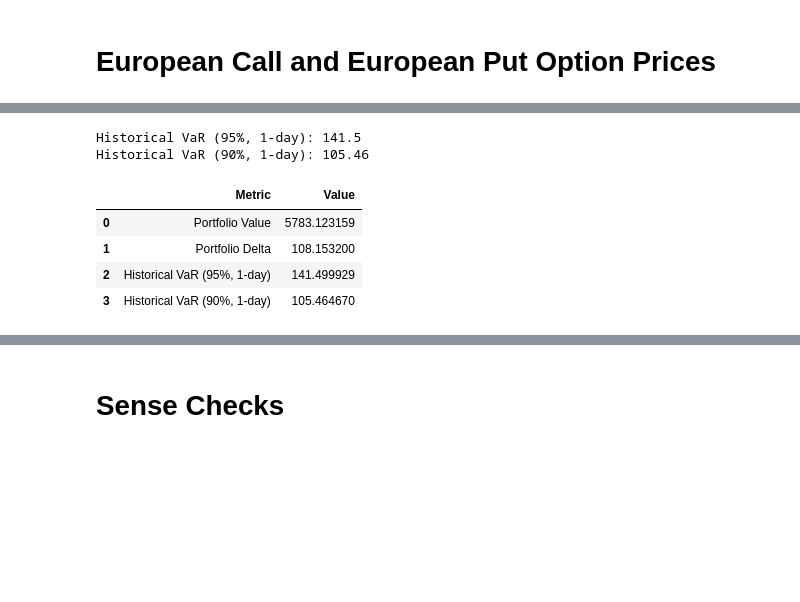
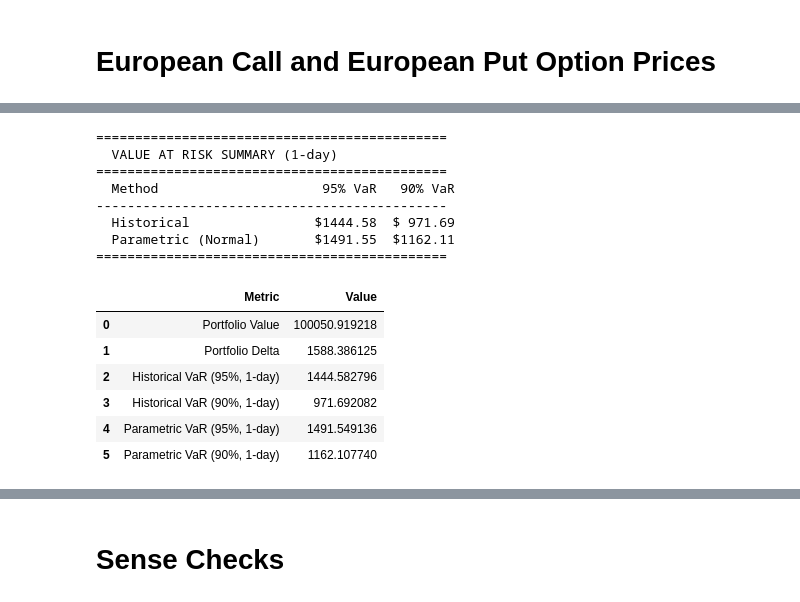
Before and after one commit to alicepini981-sudo/T4-Group-4-FINM3422-A3, a Jupyter notebook: notebooks/trading_desk_analysis.ipynb, the cells around one changed output, grey strips where cells are left out. Cells and saved outputs as stored; diff of their text form; code cells hidden in the pictures; blank space fills up the shorter version.

Commit message:
Created a portfolio of 4 stocks

```diff
--- a/notebooks/trading_desk_analysis.ipynb
+++ b/notebooks/trading_desk_analysis.ipynb
@@ -437,35 +486,67 @@ Portfolio Delta: 108.1532
 # %%
-# ── 8. Compute historical VaR using real BHP returns ──
-hist_var_95 = portfolio.historical_var(bhp_returns, alpha=0.95, horizon_days=1)
-hist_var_90 = portfolio.historical_var(bhp_returns, alpha=0.90, horizon_days=1)
+# — 8. Compute historical and parametric VaR using combined portfolio returns ——
 
-print("Historical VaR (95%, 1-day):", round(hist_var_95, 2))
-print("Historical VaR (90%, 1-day):", round(hist_var_90, 2))
+# Build a weighted return series across all equities
+portfolio_returns = sum(
+    quantities[name] * equity_params[name]["S0"] * all_data[name]["Close"].pct_change().dropna().reindex(
+        all_data["BHP"]["Close"].pct_change().dropna().index, fill_value=0
+    )
+    for name in instruments
+) / portfolio_value
+
+# Historical VaR
+hist_var_95 = portfolio.historical_var(portfolio_returns, alpha=0.95, horizon_days=1)
+hist_var_90 = portfolio.historical_var(portfolio_returns, alpha=0.90, horizon_days=1)
+
+# Parametric VaR — use portfolio return std as sigma_portfolio
+sigma_portfolio = portfolio_returns.std()
+param_var_95 = portfolio.parametric_var(sigma_portfolio, alpha=0.95, horizon_days=1)
+param_var_90 = portfolio.parametric_var(sigma_portfolio, alpha=0.90, horizon_days=1)
+
+print("=" * 45)
+print("  VALUE AT RISK SUMMARY (1-day)")
+print("=" * 45)
+print(f"  {'Method':<25} {'95% VaR':>8}  {'90% VaR':>8}")
+print("-" * 45)
+print(f"  {'Historical':<25} ${hist_var_95:>7.2f}  ${hist_var_90:>7.2f}")
+print(f"  {'Parametric (Normal)':<25} ${param_var_95:>7.2f}  ${param_var_90:>7.2f}")
+print("=" * 45)
 # %% [output]
-Historical VaR (95%, 1-day): 141.5
-Historical VaR (90%, 1-day): 105.46
+=============================================
+  VALUE AT RISK SUMMARY (1-day)
+=============================================
+  Method                     95% VaR   90% VaR
+---------------------------------------------
+  Historical                $1444.58  $ 971.69
+  Parametric (Normal)       $1491.55  $1162.11
+=============================================
 # %%
-# ── 9. Portfolio risk summary ─────────────────────────
+# — 9. Portfolio risk summary ————————————————
 risk_summary = pd.DataFrame({
     "Metric": [
         "Portfolio Value",
         "Portfolio Delta",
         "Historical VaR (95%, 1-day)",
-        "Historical VaR (90%, 1-day)"
+        "Historical VaR (90%, 1-day)",
+        "Parametric VaR (95%, 1-day)",
+        "Parametric VaR (90%, 1-day)",
     ],
     "Value": [
         portfolio_value,
         portfolio_delta,
         hist_var_95,
-        hist_var_90
+        hist_var_90,
+        param_var_95,
+        param_var_90,
     ]
 })
-
 risk_summary
 # %% [output]
 |  | Metric | Value |
-| 0 | Portfolio Value | 5783.123159 |
-| 1 | Portfolio Delta | 108.153200 |
-| 2 | Historical VaR (95%, 1-day) | 141.499929 |
-| 3 | Historical VaR (90%, 1-day) | 105.464670 |
+| 0 | Portfolio Value | 100050.919218 |
+| 1 | Portfolio Delta | 1588.386125 |
+| 2 | Historical VaR (95%, 1-day) | 1444.582796 |
+| 3 | Historical VaR (90%, 1-day) | 971.692082 |
+| 4 | Parametric VaR (95%, 1-day) | 1491.549136 |
+| 5 | Parametric VaR (90%, 1-day) | 1162.107740 |
 # %%
```
Also changed, not shown: parts of 13 cells of this notebook, 3 other files.
